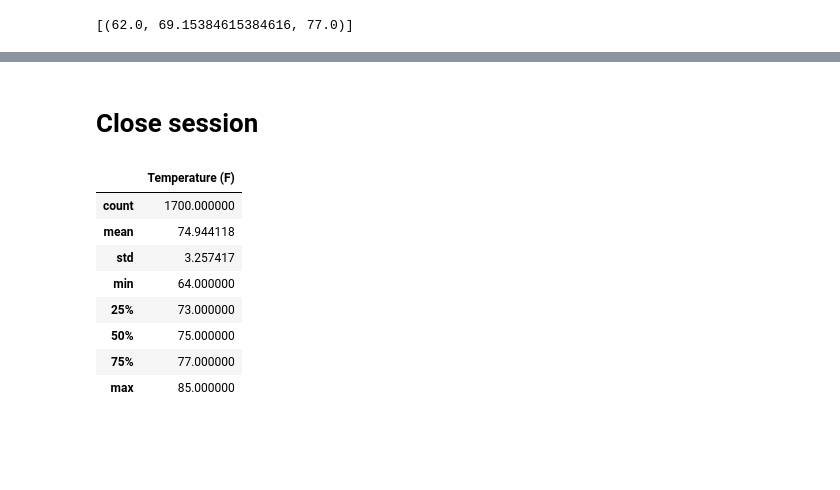
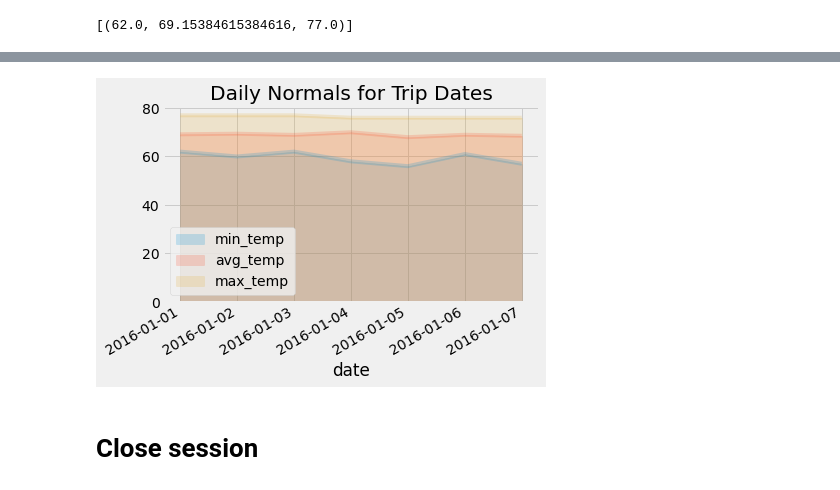
Before and after one commit to Vilma011/SQL_Alchemy, a Jupyter notebook: climate_starter.ipynb, the cells around one changed output, grey strips where cells are left out. Cells and saved outputs as stored; diff of their text form; code cells hidden in the pictures; blank space fills up the shorter version.

```diff
--- a/climate_starter.ipynb
+++ b/climate_starter.ipynb
@@ -247,0 +204,20 @@ def calc_temps(start_date, end_date):
+# %%
+# Set the start and end date of the trip
+start_date = '2016-01-01'
+end_date ='2016-01-07'
+# Create a list of dates for your trip in the format %m-%d.
+dates = session.query(Measurement.date).filter(Measurement.date >= start_date).filter(Measurement.date <= end_date).group_by(Measurement.date).all()
+
+trip_dates = [x[0] for x in dates]
+trip_dates_stripped= [x[5:] for x in trip_dates]
+
+# Find the start month/day and the end month/day
+start_month_day = trip_dates_stripped[0]
+end_month_day = trip_dates_stripped[-1]
+
+# Loop through the list of %m-%d strings and calculate the normals for each date
+daily_normals = [session.query(func.min(Measurement.tobs),func.avg(Measurement.tobs),
+                       func.max(Measurement.tobs)).filter(func.strftime("%m-%d", Measurement.date) >= start_month_day).filter(func.strftime("%m-%d", Measurement.date) <= end_month_day).group_by(func.strftime("%m-%d", Measurement.date)).all()]
+
+daily_normals = daily_normals[0]
+daily_normals
@@ -247,0 +232,15 @@ def calc_temps(start_date, end_date):
+# %%
+ # Load the list of daily normals into a Pandas DataFrame and set the index equal to the date.
+# Create a dataframe from the previous query
+temp_df= pd.DataFrame(daily_normals,columns=['min_temp', 'avg_temp', 'max_temp'])
+
+# Add trip_dates to Pandas DataFrame
+temp_df['date']= trip_dates
+
+# Change datatype from element to datetime object on Pandas, makes x axis title to add
+temp_df['date'] = pd.to_datetime(temp_df['date'], format='%Y-%m-%d')
+
+# Set index to date
+temp_df.set_index('date',inplace=True)
+
+temp_df
@@ -248,14 +257,9 @@ def calc_temps(start_date, end_date):
+# %%
+# Plot the daily normals as an area plot with `stacked=False`
+temp_df.plot(kind='area', alpha=0.2, stacked=False, x_compat=True, title="Daily Normals for Trip Dates")
+plt.savefig("DailyNormals.png")
+plt.show()
+# %% [output]
+[figure, added]
 # %% [markdown]
 # Close session
-# %%
-temps_df.describe()
-# %% [output]
-|  | Temperature (F) |
-| count | 1700.000000 |
-| mean | 74.944118 |
-| std | 3.257417 |
-| min | 64.000000 |
-| 25% | 73.000000 |
-| 50% | 75.000000 |
-| 75% | 77.000000 |
-| max | 85.000000 |
```
Also changed, not shown: parts of 33 cells of this notebook, 2 other files.
